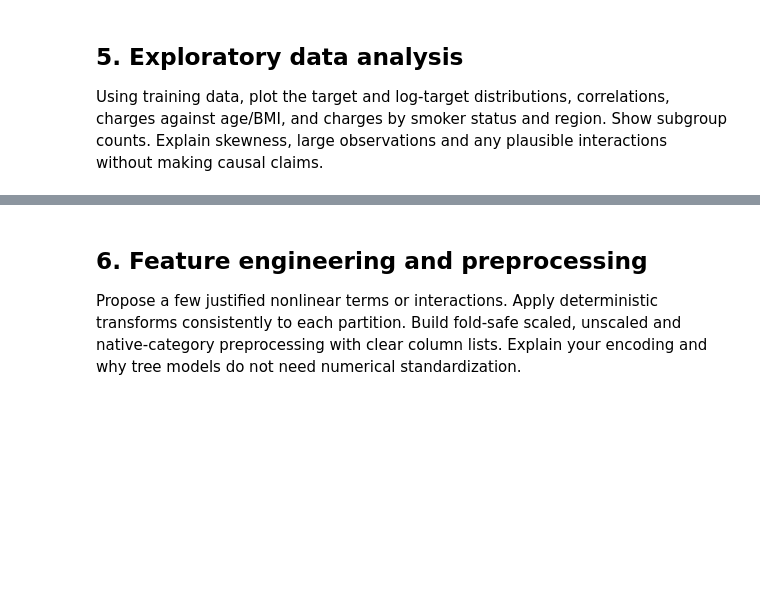
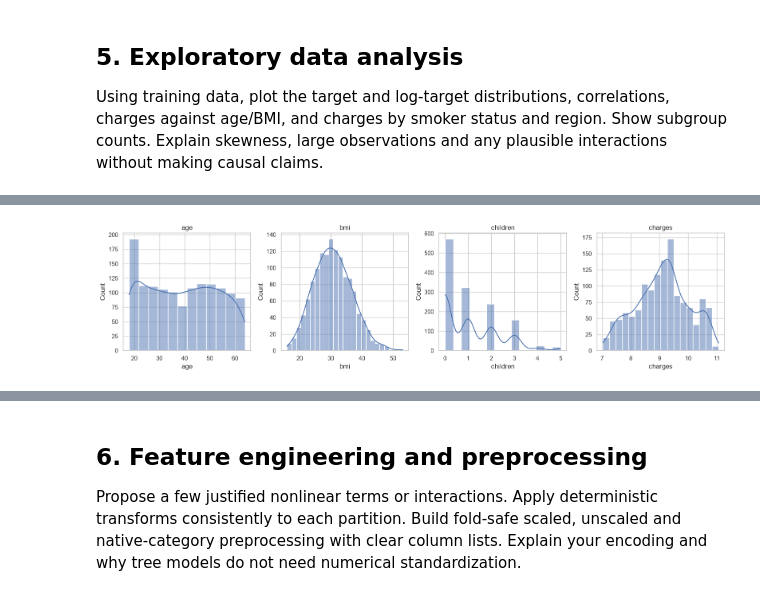
Before and after one commit to liutiedong/data-science-competition-projects, a Jupyter notebook: mock/regression/medical_cost_practice.ipynb, the cells around one changed output, grey strips where cells are left out. Cells and saved outputs as stored; diff of their text form; code cells hidden in the pictures; blank space fills up the shorter version.

```diff
--- a/mock/regression/medical_cost_practice.ipynb
+++ b/mock/regression/medical_cost_practice.ipynb
@@ -20,3 +45,12 @@ Import the libraries, set a random seed and locate the CSV with relative paths.
 ## 3. Load and inspect the data
 
 Load the CSV. Inspect shape, schema, sample rows, missing values and duplicate records. Check repeated predictor profiles, including profiles with different charges. Decide how to prevent repeated profiles from crossing partitions. Preserve the downloaded CSV.
+# %%
+raw = pd.read_csv("insurance.csv")
+
+print(raw.duplicated().sum())
+print(raw.isnull().sum())
+
+print((raw["charges"] > 0).all())
+
+raw.head()
@@ -28,3 +115,15 @@ Create reproducible train, validation and test partitions, keeping identical pre
 ## 5. Exploratory data analysis
 
 Using training data, plot the target and log-target distributions, correlations, charges against age/BMI, and charges by smoker status and region. Show subgroup counts. Explain skewness, large observations and any plausible interactions without making causal claims.
+# %%
+df=raw.drop_duplicates()
+
+df["smoker"] = df["smoker"].str.lower().map({"yes": 1, "no": 0})
+
+df=pd.get_dummies(df, columns=["smoker", "region", "sex"], drop_first=True, dtype=int)
+
+df["charges"] = df.pop("charges")
+
+df["charges"] = np.log1p(df["charges"])
+
+df.head()
@@ -30,0 +137,11 @@ Using training data, plot the target and log-target distributions, correlations,
+# %%
+cols = ["age", "bmi", "children", "charges"]
+
+fig, axes = plt.subplots(1, len(cols), figsize=(4 * len(cols), 4))
+for ax, col in zip(axes, cols):
+    sns.histplot(df[col], kde=True, ax=ax)
+    ax.set_title(col)
+plt.tight_layout()
+plt.show()
+# %% [output]
+[figure, added]
```
Also changed, not shown: parts of 41 cells of this notebook, 1 other file.
